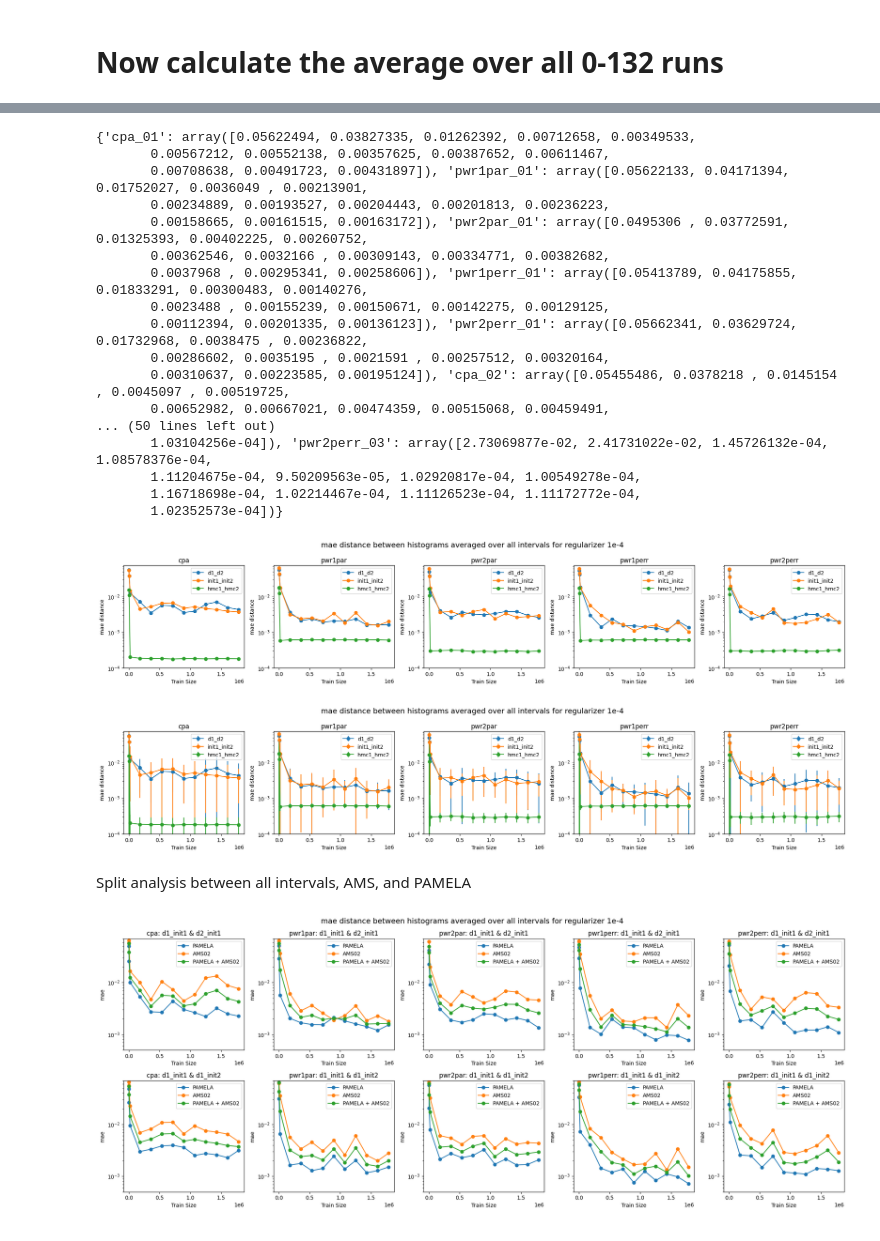
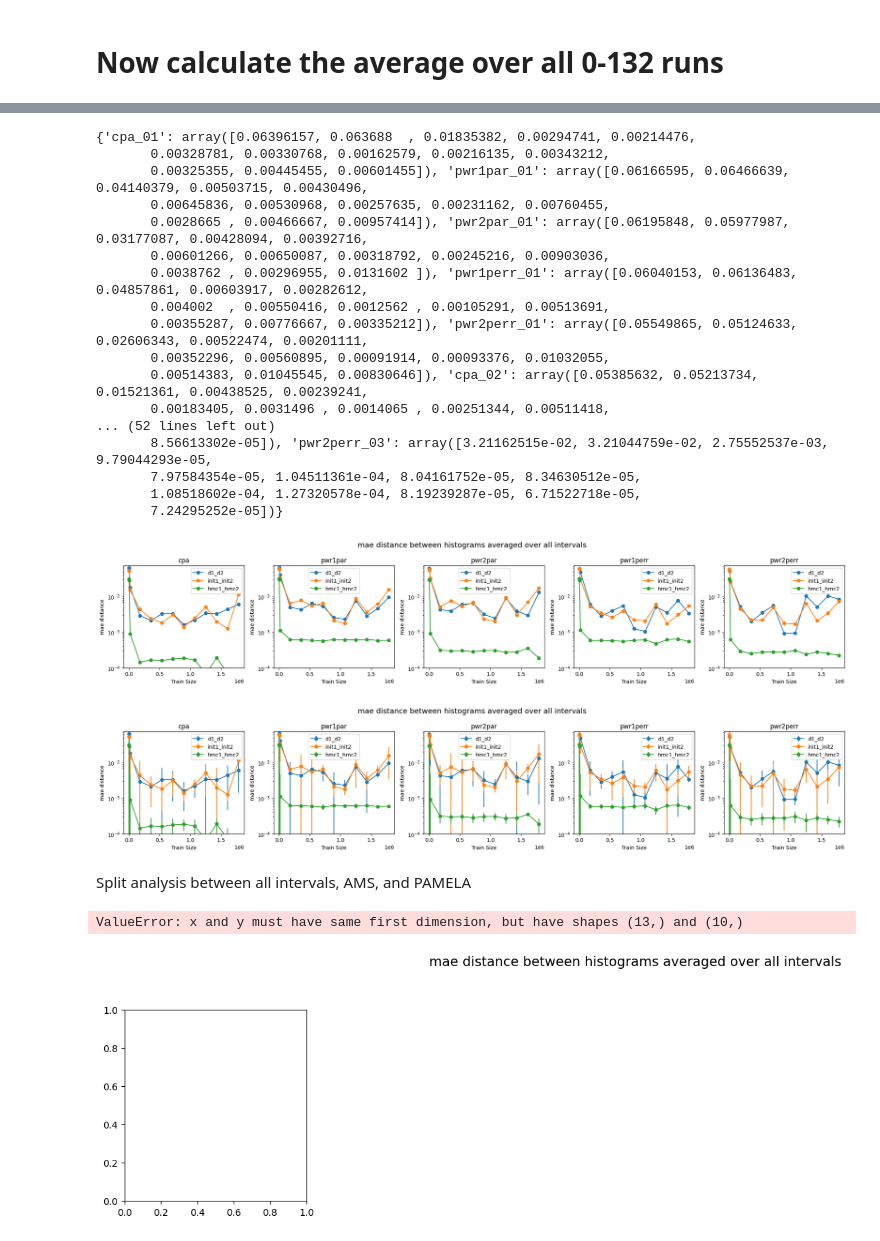
Before and after one commit to hawaii-ai/GalacticCosmicRays, a Jupyter notebook: notebooks/plot/plot_hmc_train_size_all_runs.ipynb, the cells around one changed output, grey strips where cells are left out. Drawn from its saved outputs; the diff is of its cells as text; code cells hidden in the pictures.

Commit message:
add new optuna file updates and best model training files

```diff
--- a/notebooks/plot/plot_hmc_train_size_all_runs.ipynb
+++ b/notebooks/plot/plot_hmc_train_size_all_runs.ipynb
@@ -115,15 +115,14 @@ data_version=['d1', 'd2'] # 'd1', 'd2'
 bootstrap=['b0', 'b1'] # 'b0' or 'b1'
 model_version=['init1', 'init2'] # 'init1' or 'init2'
 hmc_run = ['hmc1', 'hmc2'] # 'hmc1' or 'hmc2'
-hmc_version='v31'
-regularizer = '1e-4' # '1e-1', '1e-2', '1e-3', '1e-4', '1e-5', '1e-6'
+hmc_version='v32'
 metric = 'mae' # mae, mse, kl, wasserstein
-data_bootstrap_model_hmc_identifier_0 = f"{data_version[0]}_{bootstrap[1]}_{model_version[0]}_{hmc_run[0]}_{regularizer}"
-data_bootstrap_model_hmc_identifier_1 = f"{data_version[1]}_{bootstrap[1]}_{model_version[0]}_{hmc_run[0]}_{regularizer}"
-data_bootstrap_model_hmc_identifier_2 = f"{data_version[0]}_{bootstrap[1]}_{model_version[1]}_{hmc_run[0]}_{regularizer}"
-data_bootstrap_model_hmc_identifier_3 = f"{data_version[0]}_{bootstrap[1]}_{model_version[0]}_{hmc_run[1]}_{regularizer}"
+data_bootstrap_model_hmc_identifier_0 = f"{data_version[0]}_{bootstrap[1]}_{model_version[0]}_{hmc_run[0]}"
+data_bootstrap_model_hmc_identifier_1 = f"{data_version[1]}_{bootstrap[1]}_{model_version[0]}_{hmc_run[0]}"
+data_bootstrap_model_hmc_identifier_2 = f"{data_version[0]}_{bootstrap[1]}_{model_version[1]}_{hmc_run[0]}"
+data_bootstrap_model_hmc_identifier_3 = f"{data_version[0]}_{bootstrap[1]}_{model_version[0]}_{hmc_run[1]}"
 output_file = f'../../../results/{hmc_version}/plots/{data_bootstrap_model_hmc_identifier_0}_vs_all_{metric}_distance_all_intervals.csv'
-write_new_file = False
+write_new_file = True
 print(f"{write_new_file}: Writing to {output_file}.")
 
 # Calculate the distance, but take average over the 133 time intervals
@@ -254,23 +271,23 @@ for dist_version in distance_versions:
 print(avg_distances)
 print(std_distances)
 # %% [output]
-{'cpa_01': array([0.05622494, 0.03827335, 0.01262392, 0.00712658, 0.00349533,
-       0.00567212, 0.00552138, 0.00357625, 0.00387652, 0.00611467,
-       0.00708638, 0.00491723, 0.00431897]), 'pwr1par_01': array([0.05622133, 0.04171394, 0.01752027, 0.0036049 , 0.00213901,
-       0.00234889, 0.00193527, 0.00204443, 0.00201813, 0.00236223,
-       0.00158665, 0.00161515, 0.00163172]), 'pwr2par_01': array([0.0495306 , 0.03772591, 0.01325393, 0.00402225, 0.00260752,
-       0.00362546, 0.0032166 , 0.00309143, 0.00334771, 0.00382682,
-       0.0037968 , 0.00295341, 0.00258606]), 'pwr1perr_01': array([0.05413789, 0.04175855, 0.01833291, 0.00300483, 0.00140276,
-       0.0023488 , 0.00155239, 0.00150671, 0.00142275, 0.00129125,
-       0.00112394, 0.00201335, 0.00136123]), 'pwr2perr_01': array([0.05662341, 0.03629724, 0.01732968, 0.0038475 , 0.00236822,
-       0.00286602, 0.0035195 , 0.0021591 , 0.00257512, 0.00320164,
-       0.00310637, 0.00223585, 0.00195124]), 'cpa_02': array([0.05455486, 0.0378218 , 0.0145154 , 0.0045097 , 0.00519725,
-       0.00652982, 0.00667021, 0.00474359, 0.00515068, 0.00459491,
-... (50 lines left out)
-       1.03104256e-04]), 'pwr2perr_03': array([2.73069877e-02, 2.41731022e-02, 1.45726132e-04, 1.08578376e-04,
-       1.11204675e-04, 9.50209563e-05, 1.02920817e-04, 1.00549278e-04,
-       1.16718698e-04, 1.02214467e-04, 1.11126523e-04, 1.11172772e-04,
-       1.02352573e-04])}
+{'cpa_01': array([0.06396157, 0.063688  , 0.01835382, 0.00294741, 0.00214476,
+       0.00328781, 0.00330768, 0.00162579, 0.00216135, 0.00343212,
+       0.00325355, 0.00445455, 0.00601455]), 'pwr1par_01': array([0.06166595, 0.06466639, 0.04140379, 0.00503715, 0.00430496,
+       0.00645836, 0.00530968, 0.00257635, 0.00231162, 0.00760455,
+       0.0028665 , 0.00466667, 0.00957414]), 'pwr2par_01': array([0.06195848, 0.05977987, 0.03177087, 0.00428094, 0.00392716,
+       0.00601266, 0.00650087, 0.00318792, 0.00245216, 0.00903036,
+       0.0038762 , 0.00296955, 0.0131602 ]), 'pwr1perr_01': array([0.06040153, 0.06136483, 0.04857861, 0.00603917, 0.00282612,
+       0.004002  , 0.00550416, 0.0012562 , 0.00105291, 0.00513691,
+       0.00355287, 0.00776667, 0.00335212]), 'pwr2perr_01': array([0.05549865, 0.05124633, 0.02606343, 0.00522474, 0.00201111,
+       0.00352296, 0.00560895, 0.00091914, 0.00093376, 0.01032055,
+       0.00514383, 0.01045545, 0.00830646]), 'cpa_02': array([0.05385632, 0.05213734, 0.01521361, 0.00438525, 0.00239241,
+       0.00183405, 0.0031496 , 0.0014065 , 0.00251344, 0.00511418,
+... (52 lines left out)
+       8.56613302e-05]), 'pwr2perr_03': array([3.21162515e-02, 3.21044759e-02, 2.75552537e-03, 9.79044293e-05,
+       7.97584354e-05, 1.04511361e-04, 8.04161752e-05, 8.34630512e-05,
+       1.08518602e-04, 1.27320578e-04, 8.19239287e-05, 6.71522718e-05,
+       7.24295252e-05])}
 # %%
 data_train_fractions = np.array(train_fractions) * 1_788_892 # Scale to the number of data points in the full dataset
 distance_versions = ['01', '02', '03']
@@ -278,7 +295,7 @@ distance_versions_long_name = ['d1_d2', 'init1_init2', 'hmc1_hmc2']
 
 # Let's make a 1 x 5 grid of subplots, where each plot is the distance for each parameter over all the train sizes
 plt.figure(figsize=(20, 4))
-plt.suptitle(f"{metric} distance between histograms averaged over all intervals for regularizer {regularizer}", fontsize=14)
+plt.suptitle(f"{metric} distance between histograms averaged over all intervals", fontsize=14)
 
 # Plot the KL divergences
 for i, param in enumerate(parameter_names):
@@ -299,7 +316,7 @@ plt.show()
 
 # Let's make a 1 x 5 grid of subplots, where each plot is the distance for each parameter over all the train sizes
 plt.figure(figsize=(20, 4))
-plt.suptitle(f"{metric} distance between histograms averaged over all intervals for regularizer {regularizer}", fontsize=14)
+plt.suptitle(f"{metric} distance between histograms averaged over all intervals", fontsize=14)
 
 # Plot the KL divergences
 for i, param in enumerate(parameter_names):
@@ -317,8 +334,8 @@ plt.tight_layout()
 # plt.savefig(f'../../../results/{hmc_version}/plots/{data_bootstrap_model_hmc_identifier_0}_vs_all_average_errorbars_{metric}_distance.png', dpi=300)
 plt.show()
 # %% [output]
-[figure, old version]
+[figure, new version]
-[figure, old version]
+[figure, new version]
 # %% [markdown]
 Split analysis between all intervals, AMS, and PAMELA
 # %%
@@ -326,32 +343,33 @@ data_train_fractions = np.array(train_fractions) * 1_788_892 # Scale to the numb
 distance_versions = ['01', '02'] #, '03']
 distance_versions_long_name = ['d1_init1 & d2_init1', 'd1_init1 & d1_init2'] #, 'd1_init1_hmc1 & d1_init1_hmc2']
 intervals = ['PAMELA', 'AMS02', 'PAMELA + AMS02']
 
 # Make a 5 column x 3 row plot, where the top is avg over all time intervals, then AMS, then PAMELA
 plt.figure(figsize=(20, 8))
-plt.suptitle(f"{metric} distance between histograms averaged over all intervals for regularizer {regularizer}", fontsize=14)
+plt.suptitle(f"{metric} distance between histograms averaged over all intervals", fontsize=14)
 for i, dist_version in enumerate(distance_versions):
     for j, param in enumerate(parameter_names):
         for interval in intervals:
             subplot_num = i * len(parameter_names) + j + 1
             plt.subplot(len(distance_versions), len(parameter_names), subplot_num)
 
             if interval == 'PAMELA + AMS02':
                 plt.plot(data_train_fractions, avg_distances[f'{param}_{dist_version}'], marker='o', label='PAMELA + AMS02')
             elif interval == 'PAMELA':
                 plt.plot(data_train_fractions, avg_distances_pamela[f'{param}_{dist_version}'], marker='o', label='PAMELA')
             elif interval == 'AMS02':
                 plt.plot(data_train_fractions, avg_distances_ams02[f'{param}_{dist_version}'], marker='o', label='AMS02')
 
             plt.title(f'{param}: {distance_versions_long_name[i]}')
             plt.ylim(0.0005, 0.07)
             plt.xlabel('Train Size')
             plt.ylabel(f'{metric}')
             plt.yscale('log')
             plt.legend()
 
 plt.tight_layout()
 plt.savefig(f'../../../results/{hmc_version}/plots/{data_bootstrap_model_hmc_identifier_0}_vs_all_average_{metric}_distance_pamela_ams.png', dpi=300)
 plt.show()
 # %% [output]
+ValueError: x and y must have same first dimension, but have shapes (13,) and (10,)
-[figure, old version]
+[figure, new version]
```
Also changed, not shown: parts of 4 cells of this notebook, 11 other files.
